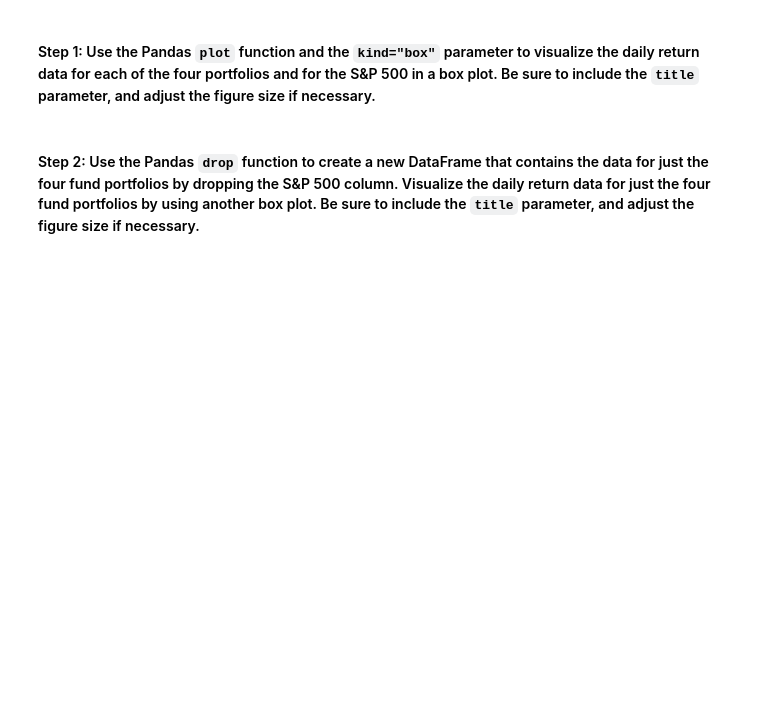
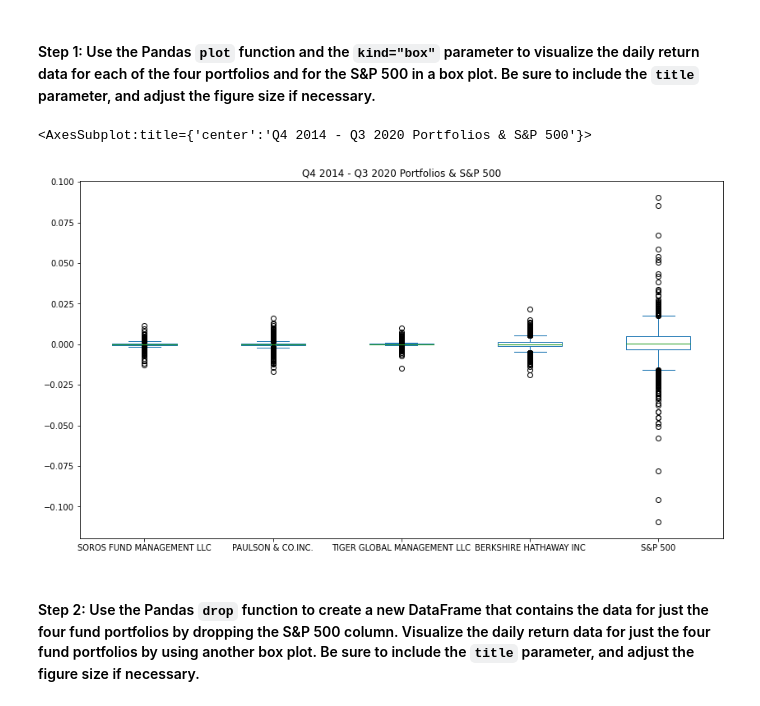
Before and after one commit to emorytk/FinTech-Class_C04_emorytk, a Jupyter notebook: risk_return_analysis.ipynb, the cells around one changed output. Drawn from its saved outputs; the diff is of its cells as text; code cells hidden in the pictures; blank space fills up the shorter version.

```diff
--- a/risk_return_analysis.ipynb
+++ b/risk_return_analysis.ipynb
@@ -246,7 +250,11 @@ Analyze the volatility of each of the four fund portfolios and of the S&P 500 In
 # %%
 # Use the daily return data to create box plots to visualize the volatility of the 4 funds and the S&P 500
 # Include a title parameter and adjust the figure size
-# YOUR CODE HERE
+daily_returns_df.plot.box(
+    figsize=(14,8), title="Q4 2014 - Q3 2020 Portfolios & S&P 500")
+# %% [output]
+<AxesSubplot:title={'center':'Q4 2014 - Q3 2020 Portfolios & S&P 500'}>
+[figure, added]
 # %% [markdown]
 #### Step 2: Use the Pandas `drop` function to create a new DataFrame that contains the data for just the four fund portfolios by dropping the S&P 500 column. Visualize the daily return data for just the four fund portfolios by using another box plot. Be sure to include the `title` parameter, and adjust the figure size if necessary.
 # %%
```
Also changed, not shown: parts of 15 cells of this notebook.
